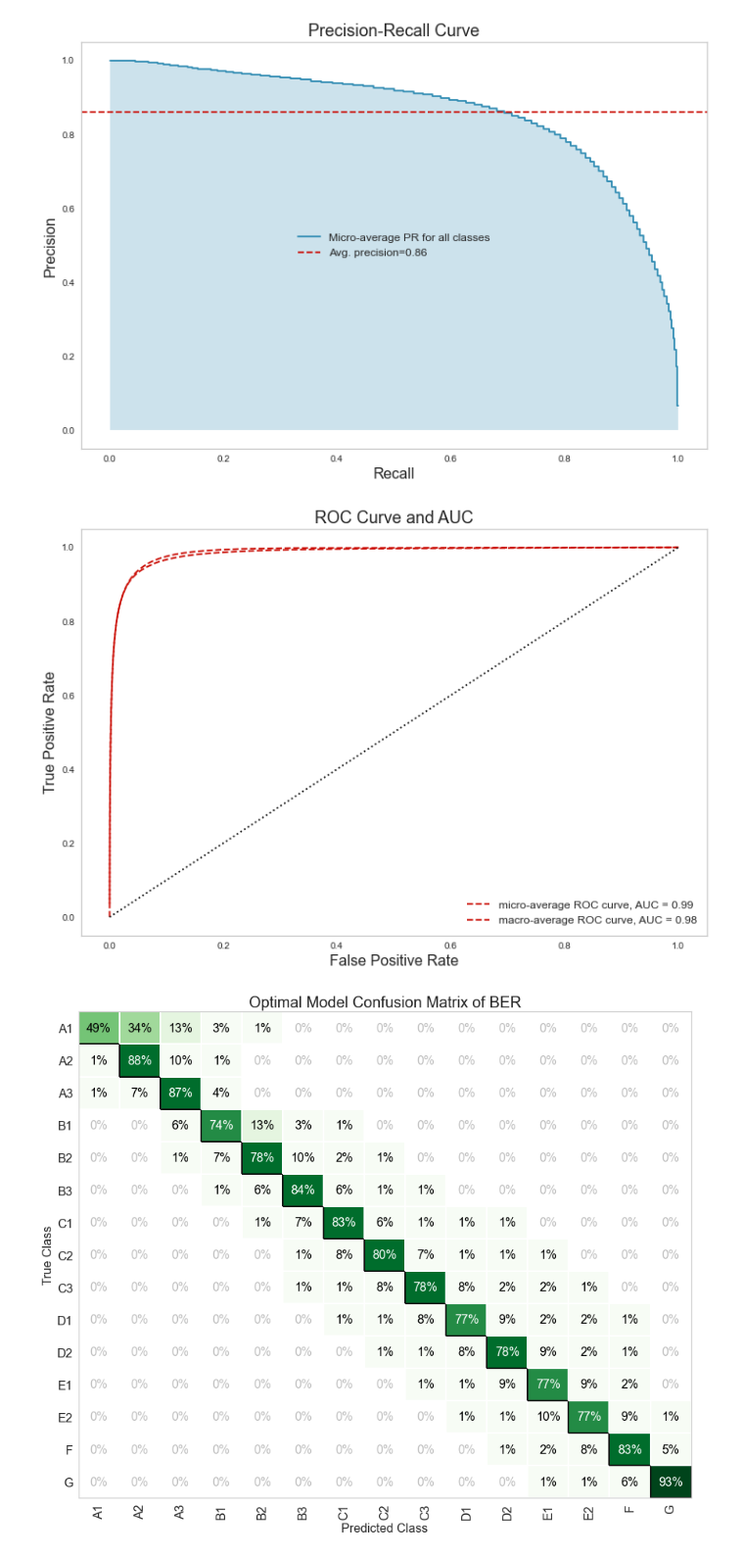
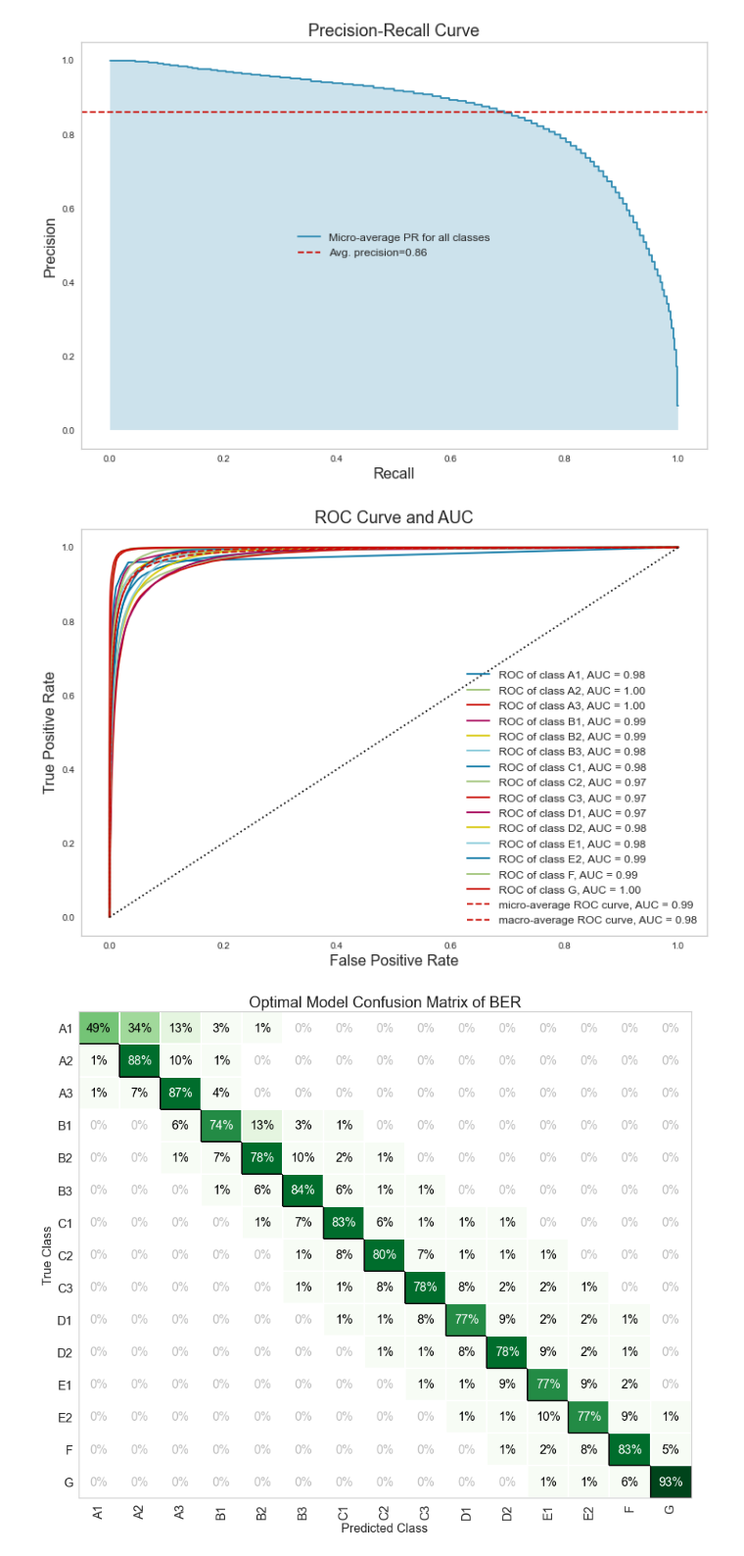
Before and after one commit to OisinB-2814/masters_thesis_ob2814, a Jupyter notebook: notebooks/4-deliver.ipynb, the cells around one changed output. Shown: that part at 98% size. Saved outputs shown, nothing was run; the diff lists cells and outputs as text; code cells hidden in the pictures.

Commit message:
Slight changes to model plots

```diff
--- a/notebooks/4-deliver.ipynb
+++ b/notebooks/4-deliver.ipynb
@@ -44,17 +44,17 @@ plt.grid(False)
 # %%
 from yellowbrick.classifier import ROCAUC
 plt.figure(figsize=(12,8))
 plt.title("ROC Curve and AUC", fontsize=18)
 plt.xlabel("False Positive Rate", fontsize=16)
 plt.ylabel("True Positive Rate", fontsize=16)
-visualizer = ROCAUC(model, classes=classes, per_class=False, colors=['#009E73', 'red'])
+visualizer = ROCAUC(model, classes=classes, colors=['#009E73', 'red'])
 visualizer.fit(X_train, y_train)
 visualizer.score(X_test, y_test)
 plt.legend(prop={'size': 12})
 #plt.legend()
 plt.grid(False)
 # %% [output]
-[figure, old version]
+[figure, new version]
 # %%
 from matplotlib import cm as col
 import matplotlib
```
